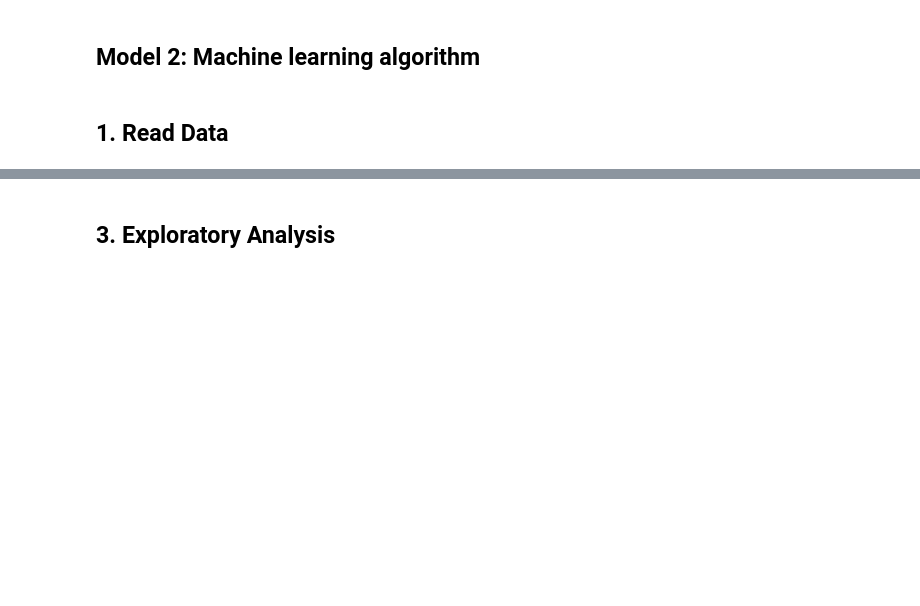
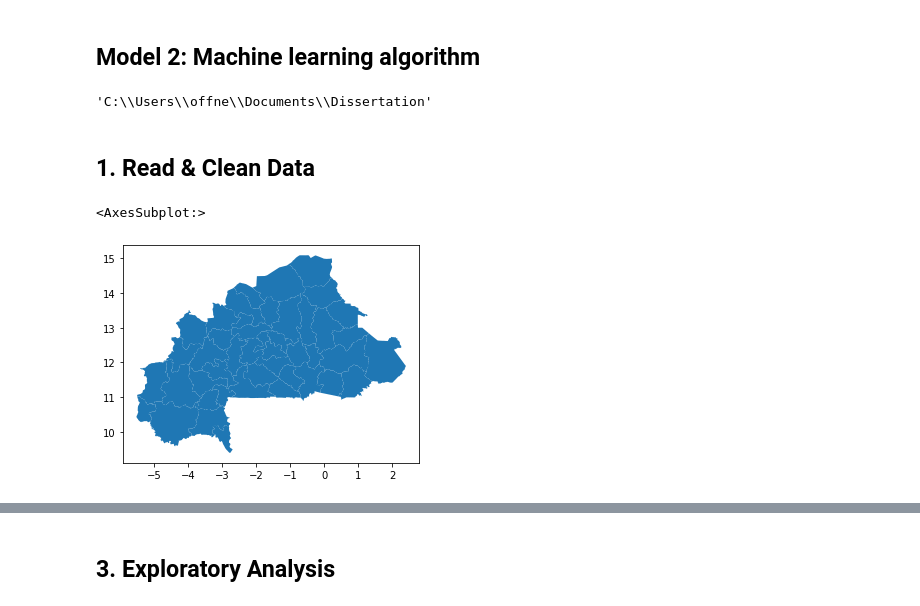
Before and after one commit to Claudia-Offner/MapAction_Dissertation, a Jupyter notebook: Model 2.ipynb, the cells around one changed output, grey strips where cells are left out. Saved outputs shown, nothing was run; the diff lists cells and outputs as text; code cells hidden in the pictures; blank space fills up the shorter version.

Commit message:
Add: Read/clean data & merge pandas df with geopandas df

```diff
--- a/Model 2.ipynb
+++ b/Model 2.ipynb
@@ -7,3 +3,24 @@ os.getcwd()
+# %%
+#### import libraries ####
+import os
+import pandas as pd
+import geopandas as gpd
+from geopandas import GeoDataFrame
+
+os.getcwd()
+# %% [output]
+'C:\\Users\\offne\\Documents\\Dissertation'
 # %% [markdown]
-## 1. Read Data
+## 1. Read & Clean Data
+# %%
+#### READ DATA ####
+# Country shapefile (admin 2 level)
+shape = gpd.read_file('Data\Shape\gadm36_BFA_2.shp')
+shape = shape.drop(['GID_0', 'NAME_0', 'GID_1', 'NAME_1', 'NL_NAME_1', 'GID_2', 'VARNAME_2', 'NL_NAME_2', 'TYPE_2', 'ENGTYPE_2', 'CC_2', 'HASC_2'], axis=1)
+shape.rename(columns = {'NAME_2':'admin_name'}, inplace = True)
+shape['admin_name'] = shape['admin_name'].astype(str)
+shape.plot()
+# %% [output]
+<AxesSubplot:>
+[figure, added]
 # %%
```
Also changed, not shown: parts of 7 cells of this notebook.
